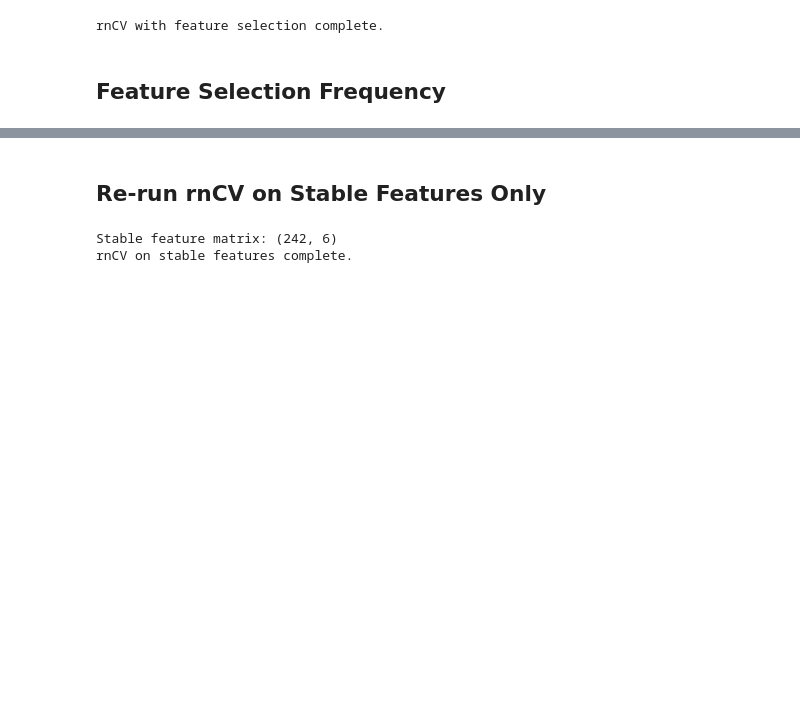
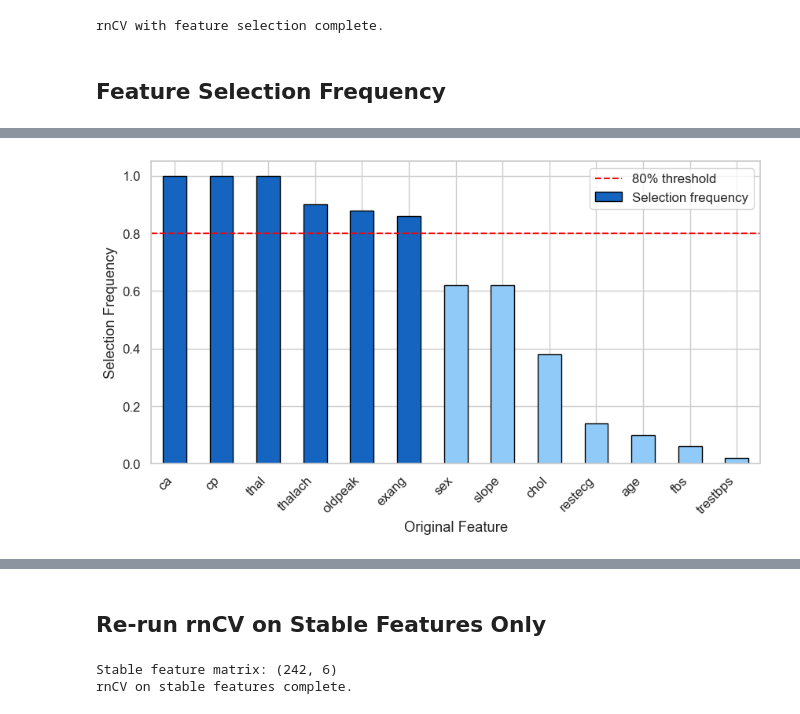
Before and after one commit to Mushroompilamis/MLCB26_Assignment2, a Jupyter notebook: notebooks/04_feature_selection.ipynb, the cells around one changed output, grey strips where cells are left out. Saved outputs shown, nothing was run; the diff lists cells and outputs as text; code cells hidden in the pictures; blank space fills up the shorter version.

```diff
--- a/notebooks/04_feature_selection.ipynb
+++ b/notebooks/04_feature_selection.ipynb
@@ -180,0 +188,43 @@ Count: 6 / 13
+# %%
+# Convert transformed feature names back to original feature names
+def get_original_feature_name(transformed_name):
+    name = transformed_name.split("__", 1)[1]
+    for cat in categorical_cols:
+        if name.startswith(cat + "_"):
+            return cat
+    return name
+
+freq_original_df = pd.DataFrame({
+    "Transformed feature": freq_series.index,
+    "Original feature": [get_original_feature_name(f) for f in freq_series.index],
+    "Selection frequency": freq_series.values
+})
+
+# Aggregate by original feature
+original_freq = (freq_original_df
+                 .groupby("Original feature")["Selection frequency"]
+                 .max()
+                 .sort_values(ascending=False))
+
+
+#Plotting again the results
+fig, ax = plt.subplots(figsize=(10, 5))
+colors = ["#1565C0" if v >= 0.8 else "#90CAF9" for v in original_freq.values]
+
+original_freq.plot( kind="bar", ax=ax,color=colors, edgecolor="black")
+
+ax.axhline( 0.8, color="red", linestyle="--", linewidth=1.5,label="80% threshold")
+ax.set_ylabel("Selection Frequency")
+ax.set_xlabel("Original Feature")
+ax.set_ylim(0, 1.05)
+ax.legend()
+
+
+plt.xticks(rotation=45, ha="right")
+plt.savefig("../figures/feature_selection_freq_original_features.png", bbox_inches="tight")
+plt.show()
+
+# Stable original features
+stable_original_features = original_freq[original_freq >= 0.8].index.tolist()
+# %% [output]
+[figure, added]
```
Also changed, not shown: parts of 10 cells of this notebook, 9 other files.
